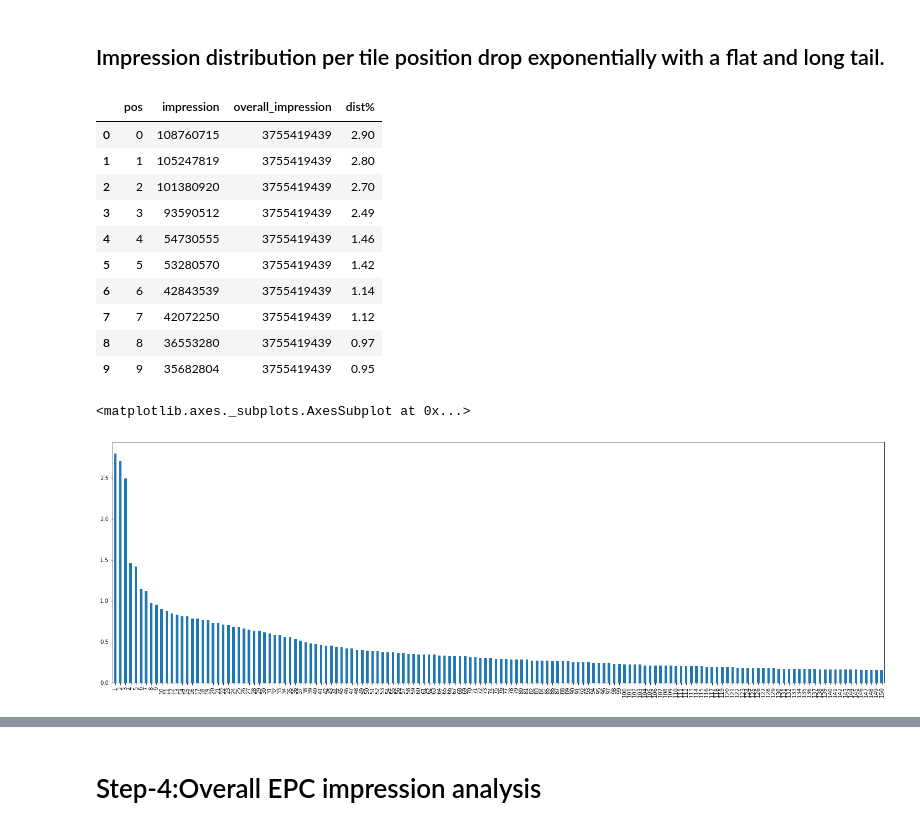
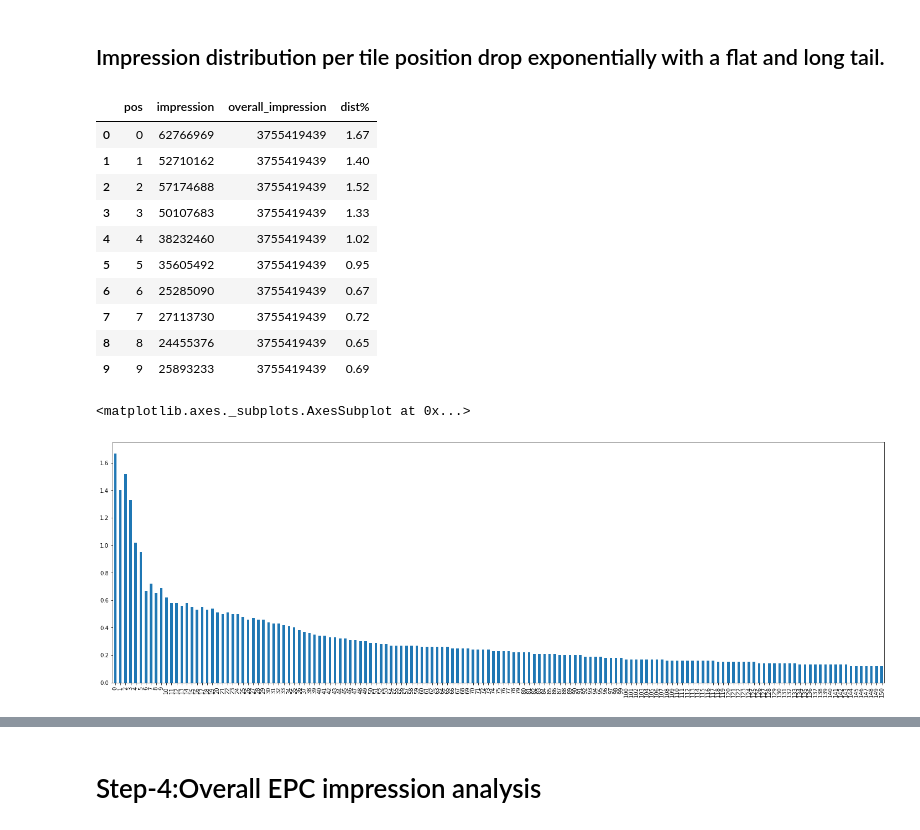
Before and after one commit to zzhang-wish/zzhang_logistics, a Jupyter notebook: EPC_prod_boost/EPC_boost_opportunity_analysis.ipynb, the cells around one changed output, grey strips where cells are left out. Cells and saved outputs as stored; diff of their text form; code cells hidden in the pictures.

```diff
--- a/EPC_prod_boost/EPC_boost_opportunity_analysis.ipynb
+++ b/EPC_prod_boost/EPC_boost_opportunity_analysis.ipynb
@@ -161,6 +182,8 @@ df_imp_epc.head()
 | 4 | NaN | 5 | NaN | NaN | NaN | AR | 43 | 110 | ... |
 # %%
 df_imp_epc['is_epc_covered'] = df_imp_epc['epc_impression'].apply(lambda x : 1 if x >= 1 else 0)
+# %%
+df_imp_epc['is_pb'] = df_imp_epc['boost_source'].apply(lambda x : 1 if x >= 1 else 0)
 # %%
 df_imp_epc.head()
 # %% [output]
@@ -204,7 +242,7 @@ plt.show()
 # %% [markdown]
 ## Impression distribution per tile position drop exponentially with a flat and long tail.
 # %%
-df_imp_epc_groupby_pos = df_imp_epc.groupby('pos')
+df_imp_epc_groupby_pos = df_imp_epc[df_imp_epc["is_pb"]==0].groupby('pos')
 # %%
 data2 = pd.DataFrame(df_imp_epc_groupby_pos.impression.sum())
 data2.reset_index(drop=False,inplace=True)
@@ -213,20 +251,20 @@ data2['dist%'] = round(100*data2.impression/data2.overall_impression,2)
 data2.head(10)
 # %% [output]
 |  | pos | impression | overall_impression | dist% |
-| 0 | 0 | 108760715 | 3755419439 | 2.90 |
-| 1 | 1 | 105247819 | 3755419439 | 2.80 |
-| 2 | 2 | 101380920 | 3755419439 | 2.70 |
-| 3 | 3 | 93590512 | 3755419439 | 2.49 |
-| 4 | 4 | 54730555 | 3755419439 | 1.46 |
-| 5 | 5 | 53280570 | 3755419439 | 1.42 |
-| 6 | 6 | 42843539 | 3755419439 | 1.14 |
-| 7 | 7 | 42072250 | 3755419439 | 1.12 |
-| 8 | 8 | 36553280 | 3755419439 | 0.97 |
-| 9 | 9 | 35682804 | 3755419439 | 0.95 |
+| 0 | 0 | 62766969 | 3755419439 | 1.67 |
+| 1 | 1 | 52710162 | 3755419439 | 1.40 |
+| 2 | 2 | 57174688 | 3755419439 | 1.52 |
+| 3 | 3 | 50107683 | 3755419439 | 1.33 |
+| 4 | 4 | 38232460 | 3755419439 | 1.02 |
+| 5 | 5 | 35605492 | 3755419439 | 0.95 |
+| 6 | 6 | 25285090 | 3755419439 | 0.67 |
+| 7 | 7 | 27113730 | 3755419439 | 0.72 |
+| 8 | 8 | 24455376 | 3755419439 | 0.65 |
+| 9 | 9 | 25893233 | 3755419439 | 0.69 |
 # %%
 plt.figure(figsize=(25, 8))
-mask = (data2['pos']>=1) & (data2['pos']<=150)
+mask = (data2['pos']>=0) & (data2['pos']<=150)
 data2.loc[mask,'dist%'].plot(kind='bar')
 # %% [output]
 <matplotlib.axes._subplots.AxesSubplot at 0x...>
-[figure, old version]
+[figure, new version]
```
Also changed, not shown: parts of 32 cells of this notebook.
